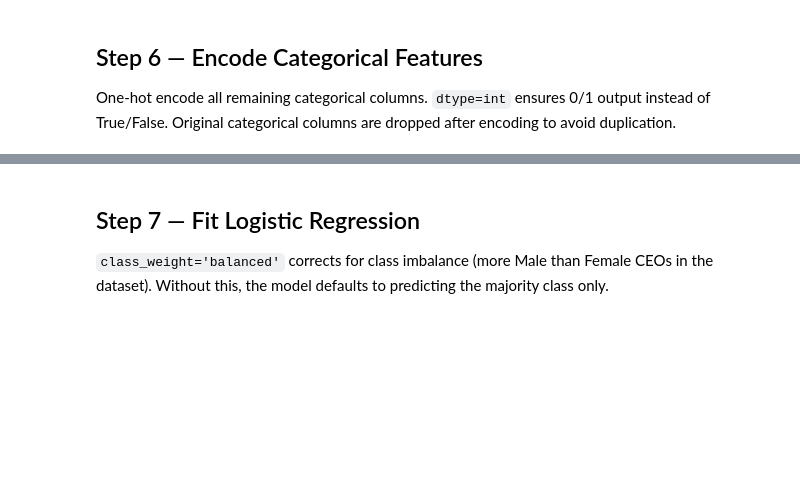
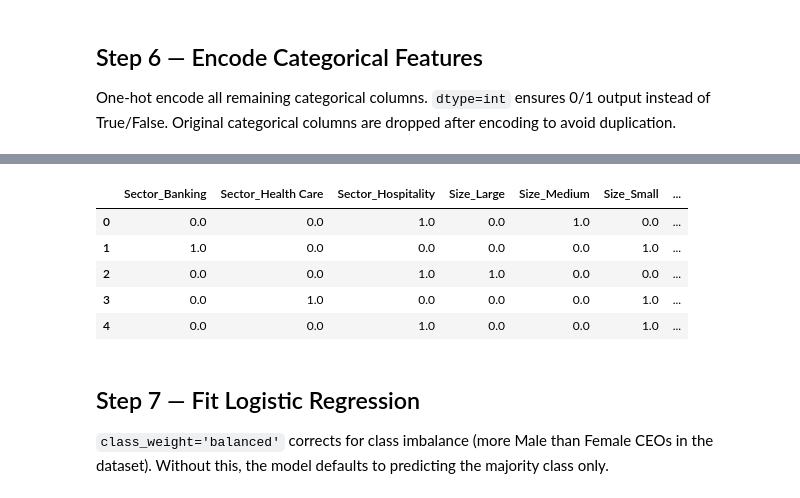
Before and after one commit to eddiejaques/ml-code-samples, a Jupyter notebook: Security Breaches Dataset/data_logistic_regression.ipynb, the cells around one changed output, grey strips where cells are left out. Drawn from its saved outputs; the diff is of its cells as text; code cells hidden in the pictures; blank space fills up the shorter version.

```diff
--- a/Security Breaches Dataset/data_logistic_regression.ipynb
+++ b/Security Breaches Dataset/data_logistic_regression.ipynb
@@ -138,0 +153,10 @@ security_df_train_final.head()
+# %%
+from sklearn.impute import SimpleImputer
+
+imputer = SimpleImputer(strategy="median")
+
+security_df_train_final = pd.DataFrame(imputer.fit_transform(security_df_train_final), columns=security_df_train_final.columns)
+
+security_df_test_final = pd.DataFrame(imputer.transform(security_df_test_final), columns=security_df_test_final.columns)
+
+security_df_train_final.head()
@@ -139,3 +170,27 @@ security_df_train_final.head()
+# %%
+from sklearn.preprocessing import StandardScaler
+
+scaler = StandardScaler()
+
+numerical_cols = ["Security_Invest", "Security_Breach_Att", "Succ_Sec_Breaches", "LOT_in_Business"]
+
+security_df_train_scaled = pd.DataFrame(scaler.fit_transform(security_df_train_final[numerical_cols]), columns=numerical_cols)
+
+security_df_test_scaled = pd.DataFrame(scaler.transform(security_df_train_final[numerical_cols]), columns=numerical_cols)
+
+security_df_train_final = pd.concat([security_df_train_final.drop(numerical_cols, axis=1),
+                                     security_df_train_scaled], axis=1)
+security_df_test_final =  pd.concat([security_df_test_final.drop(numerical_cols, axis=1),
+                                     security_df_test_scaled], axis=1)
+
+security_df_train_final.head()
+# %% [output]
+|  | Sector_Banking | Sector_Health Care | Sector_Hospitality | Size_Large | Size_Medium | Size_Small | ... |
+| 0 | 0.0 | 0.0 | 1.0 | 0.0 | 1.0 | 0.0 | ... |
+| 1 | 1.0 | 0.0 | 0.0 | 0.0 | 0.0 | 1.0 | ... |
+| 2 | 0.0 | 0.0 | 1.0 | 1.0 | 0.0 | 0.0 | ... |
+| 3 | 0.0 | 1.0 | 0.0 | 0.0 | 0.0 | 1.0 | ... |
+| 4 | 0.0 | 0.0 | 1.0 | 0.0 | 0.0 | 1.0 | ... |
 # %% [markdown]
 ## Step 7 — Fit Logistic Regression
 `class_weight='balanced'` corrects for class imbalance (more Male than Female CEOs in the dataset).
```
Also changed, not shown: parts of 24 cells of this notebook.
